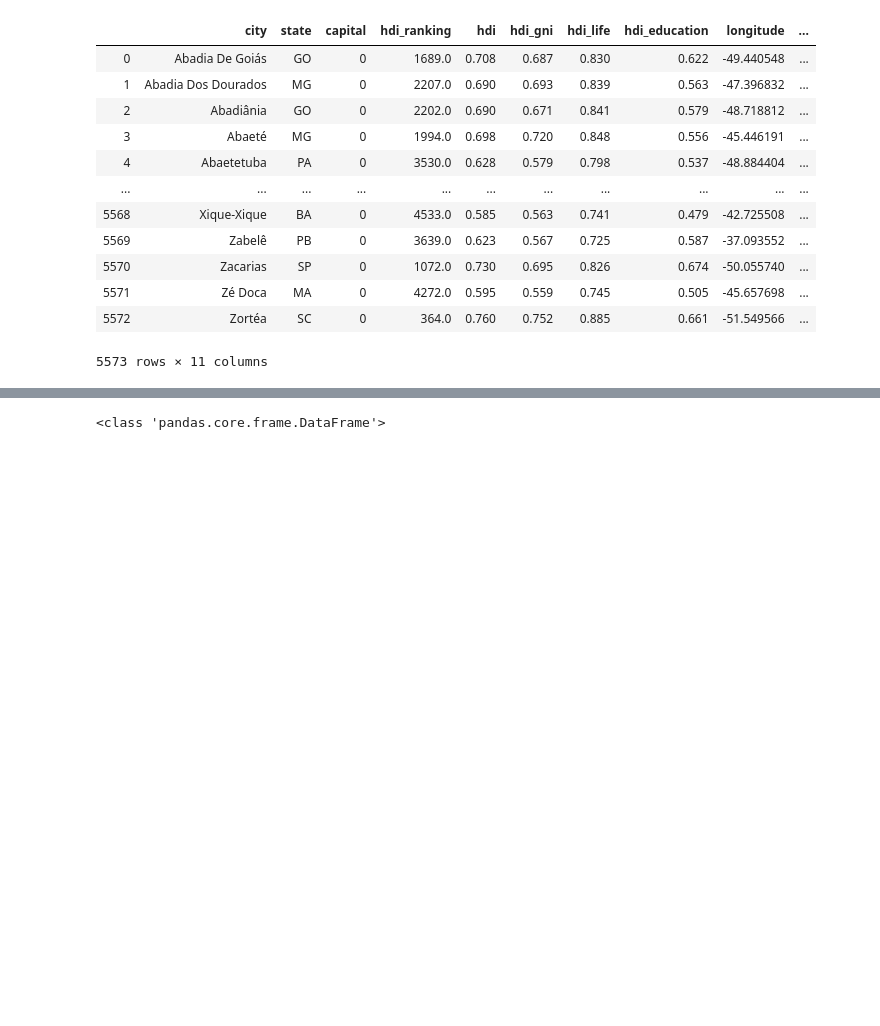
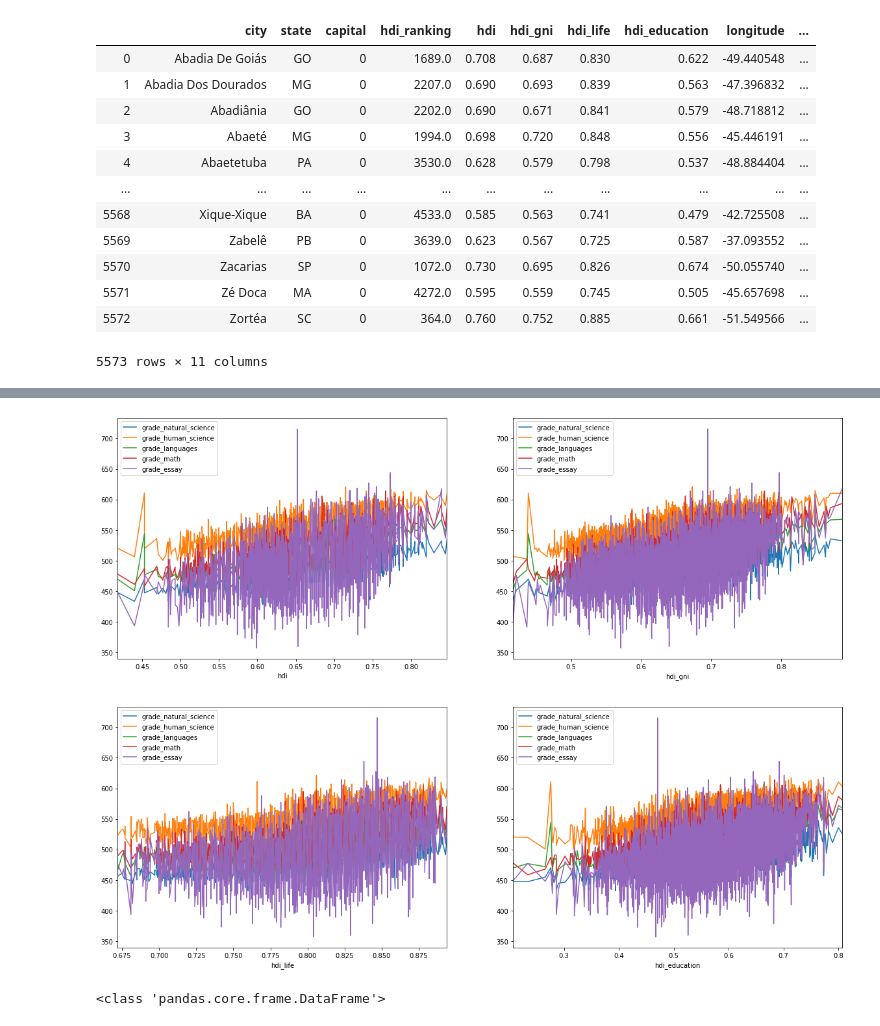
Before and after one commit to davidsondefaria/UdacityDataScience, a Jupyter notebook: 1.Blog/testes.ipynb, the cells around one changed output, grey strips where cells are left out. Saved outputs shown, nothing was run; the diff lists cells and outputs as text; code cells hidden in the pictures; blank space fills up the shorter version.

```diff
--- a/1.Blog/testes.ipynb
+++ b/1.Blog/testes.ipynb
@@ -61,3 +138,49 @@ cities_analysis_df
+# %%
+def gradeHDIRelation( enem, cities, onlyPresent=True
+                     ,lines=['hdi', 'hdi_gni', 'hdi_life', 'hdi_education']
+                     ,columns=['grade_natural_science', 'grade_human_science', 'grade_languages', 'grade_math', 'grade_essay']
+                     ,fit=True
+                    ):
+    """
+        Relates the average scores for each test to the cities' HDI, makes a graph and returns the dataset with the average scores for each city.
+        Parameters:
+            enem (pandas dataframe): ENEM dataframe that contains all grades.
+            cities (pandas dataframe): Cities dataframe that contains all hdi.
+            onlyPresent (boolean): TRUE if you only want the grades of the students who took the test. FALSE if you want all the grades.
+            lines (list): list of all hdi that you want to plot. MAX length = 4.
+            columns (list): list of all test content that you want to plot.
+        Returns:
+            Cities dataframe with average grades columns.
+    """
+    cities = cities[cities.columns[~cities.columns.isin(['capital'])]]
+    if onlyPresent:
+        mean_by_city = enem.replace(0, np.NaN).groupby(['city_residence','state_residence'], as_index=False).mean()
+    else:
+        mean_by_city = enem.groupby(['city_residence','state_residence'], as_index=False).mean()
+    cities_avg = pd.merge(cities, mean_by_city, how='inner', left_on=['city','state'], right_on=['city_residence','state_residence'])
+    df = cities_avg[~(cities_avg == 0).any(axis=1)]
+
+    fig = plt.figure()
+    for i in range(len(lines)):
+        ax = fig.add_subplot(2, 2, i+1)
+        df.sort_values(by=lines[i]).plot(kind='line', x=lines[i], y=columns, ax=ax, figsize=(20, 15))
+
+    return cities_avg
+# %%
+gradeHDIRelation(enem_analysis_df
+                     .filter([ 'city_residence'
+                              ,'state_residence'
+                              ,'grade_natural_science'
+                              ,'grade_human_science'
+                              ,'grade_languages'
+                              ,'grade_math'
+                              ,'grade_essay'
+                             ])
+                     ,cities_analysis_df
+                    )
+a = 1
+# %% [output]
+[figure, added]
 # %%
 def gradeCityDisabilityRelation(enem, cities, onlyPresent=True
                                ,lines=[]
```
Also changed, not shown: parts of 2 cells of this notebook, 2 other files.
